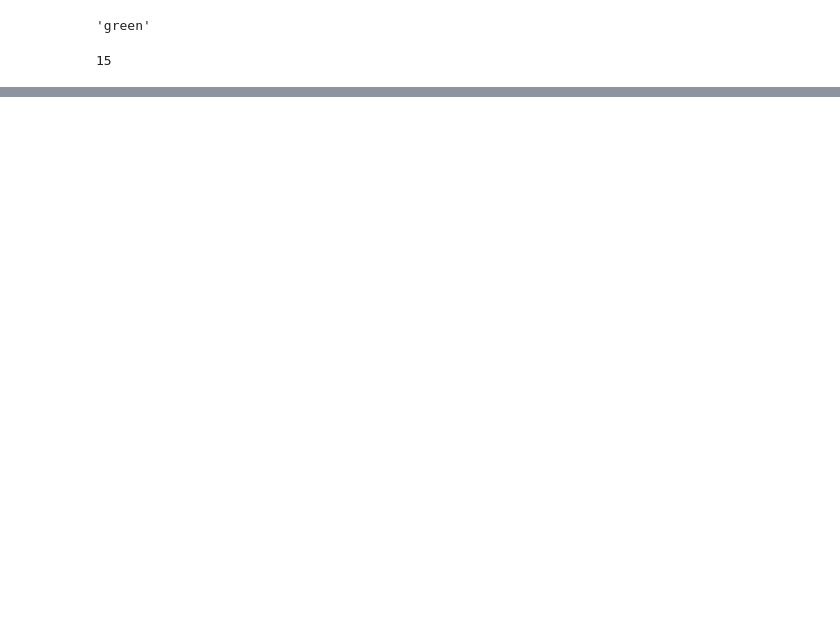
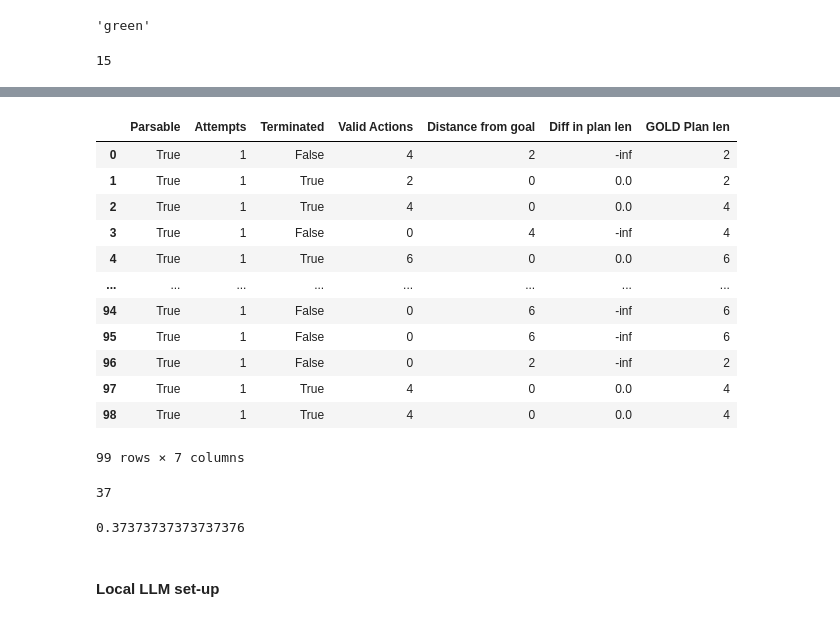
Before and after one commit to ge85tow/planning-with-llms, a Jupyter notebook: src/debug1.ipynb, the cells around one changed output, grey strips where cells are left out. Drawn from its saved outputs; the diff is of its cells as text; code cells hidden in the pictures; blank space fills up the shorter version.

```diff
--- a/src/debug1.ipynb
+++ b/src/debug1.ipynb
@@ -370,0 +578,20 @@ google/gemma-2-9b-it
+# %%
+#df=pd.read_csv(f'../results/COT_Prompting_w_good/{split}_{n}_blocks').drop(columns='Unnamed: 0')
+#df=pd.read_csv(f'../results/COT_prompting_w_not_so_good/{split}_{n}_blocks').drop(columns='Unnamed: 0')
+#df=pd.read_csv(f'../results/Vanilla_Prompting/Oneshot_{split}_{n}_blocks').drop(columns='Unnamed: 0')
+df=pd.read_csv(f'../results/DeepThink_COT_{split}_{n}_blocks').drop(columns='Unnamed: 0')
+df
+# %% [output]
+|  | Parsable | Attempts | Terminated | Valid Actions | Distance from goal | Diff in plan len | GOLD Plan len |
+| 0 | True | 1 | False | 4 | 2 | -inf | 2 |
+| 1 | True | 1 | True | 2 | 0 | 0.0 | 2 |
+| 2 | True | 1 | True | 4 | 0 | 0.0 | 4 |
+| 3 | True | 1 | False | 0 | 4 | -inf | 4 |
+| 4 | True | 1 | True | 6 | 0 | 0.0 | 6 |
+| ... | ... | ... | ... | ... | ... | ... | ... |
+| 94 | True | 1 | False | 0 | 6 | -inf | 6 |
+| 95 | True | 1 | False | 0 | 6 | -inf | 6 |
+| 96 | True | 1 | False | 0 | 2 | -inf | 2 |
+| 97 | True | 1 | True | 4 | 0 | 0.0 | 4 |
+| 98 | True | 1 | True | 4 | 0 | 0.0 | 4 |
+99 rows × 7 columns
@@ -370,0 +600,8 @@ google/gemma-2-9b-it
+# %%
+c
+# %% [output]
+37
+# %%
+c/len(df['Terminated'])
+# %% [output]
+0.37373737373737376
@@ -370,0 +610,2 @@ google/gemma-2-9b-it
+# %% [markdown]
+#### Local LLM set-up ####
```
Also changed, not shown: parts of 50 cells of this notebook, 10 other files.
